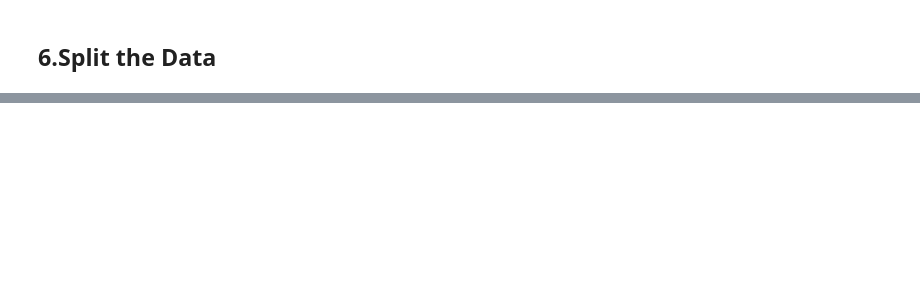
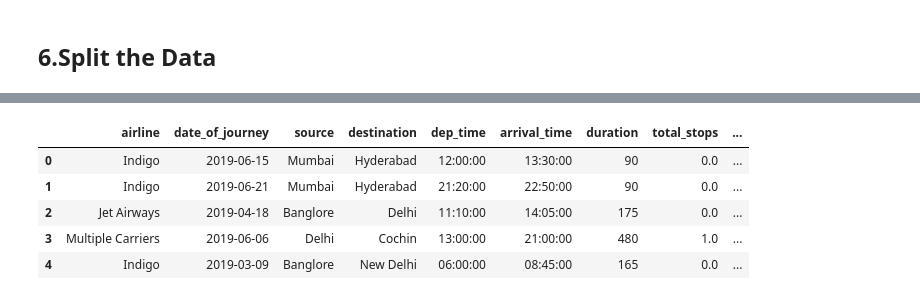
Before and after one commit to dhrupalpatidar1313/AWS-Sagemaker-Flight-Price-Prediction, a Jupyter notebook: Notebook/data_cleaning.ipynb, the cells around one changed output, grey strips where cells are left out. Saved outputs shown, nothing was run; the diff lists cells and outputs as text; code cells hidden in the pictures; blank space fills up the shorter version.

```diff
--- a/Notebook/data_cleaning.ipynb
+++ b/Notebook/data_cleaning.ipynb
@@ -495,2 +498,14 @@ flight_cleaned
 # %% [markdown]
 ## 6.Split the Data
+# %%
+flights_final = flight_cleaned.sample(1000)
+# %%
+X = flights_final.drop(columns="price")
+y = flights_final.price.copy()
+# %%
+X_ , X_test , y_ , y_test  = train_test_split(X , y , test_size=0.2,random_state = 42)
+X_train , X_val , y_train , y_val = train_test_split(X_,y_,test_size = 0.2 ,random_state = 42)
+
+print(X_train.shape , y_train.shape)
+print(X_val.shape , y_val.shape)
+print(X_test.shape , y_test.shape)
@@ -496,0 +518,8 @@ flight_cleaned
+# %%
+def exported_data(X, y, name):
+    file_name = f"{name}.csv"
+    file_path = os.path.join(Project_dr , Data_dr , file_name)
+
+    X.join(y).to_csv(file_path,index=False)
+
+    return pd.read_csv(file_path).head()
@@ -496,0 +535,9 @@ flight_cleaned
+# %%
+exported_data(X_val , y_val , "Validation")
+# %% [output]
+|  | airline | date_of_journey | source | destination | dep_time | arrival_time | duration | total_stops | ... |
+| 0 | Indigo | 2019-06-15 | Mumbai | Hyderabad | 12:00:00 | 13:30:00 | 90 | 0.0 | ... |
+| 1 | Indigo | 2019-06-21 | Mumbai | Hyderabad | 21:20:00 | 22:50:00 | 90 | 0.0 | ... |
+| 2 | Jet Airways | 2019-04-18 | Banglore | Delhi | 11:10:00 | 14:05:00 | 175 | 0.0 | ... |
+| 3 | Multiple Carriers | 2019-06-06 | Delhi | Cochin | 13:00:00 | 21:00:00 | 480 | 1.0 | ... |
+| 4 | Indigo | 2019-03-09 | Banglore | New Delhi | 06:00:00 | 08:45:00 | 165 | 0.0 | ... |
```
Also changed, not shown: parts of 7 cells of this notebook.
